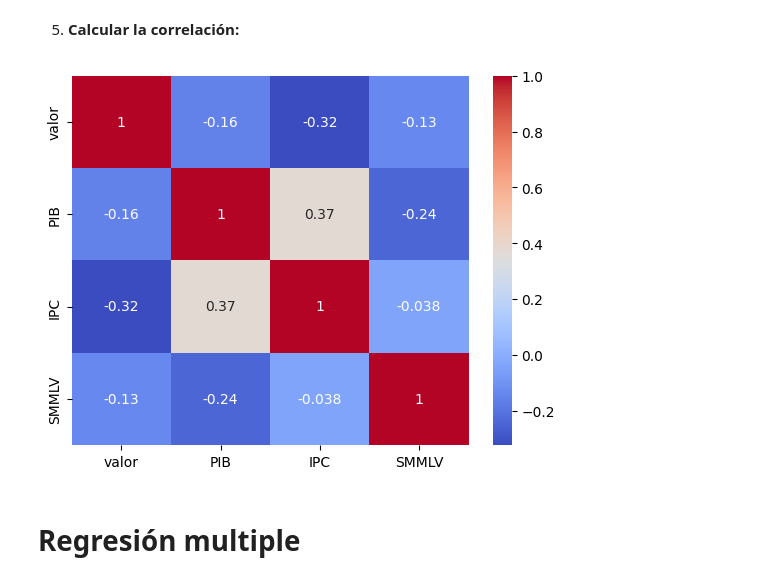
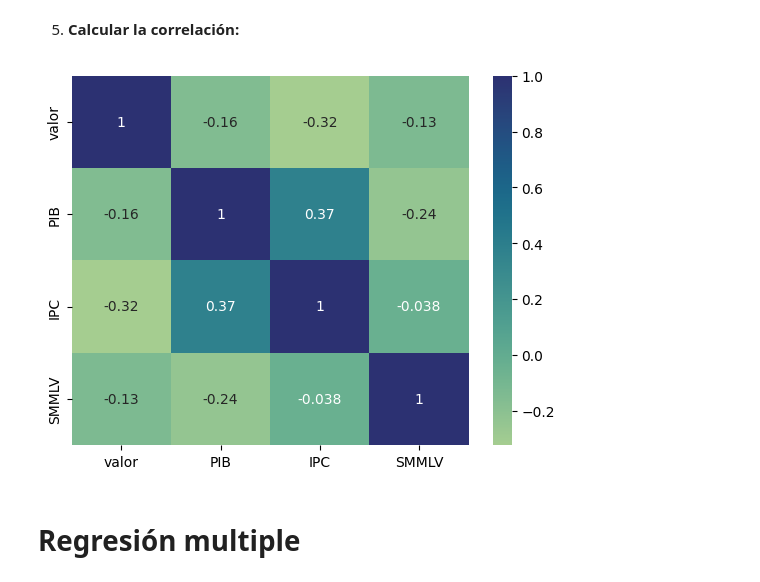
Before and after one commit to LordOnion88/MAD, a Jupyter notebook: Series de Tiempo/Deterioro/Variables macro vs deterioro.ipynb, the cells around one changed output. Drawn from its saved outputs; the diff is of its cells as text; code cells hidden in the pictures.

```diff
--- a/Series de Tiempo/Deterioro/Variables macro vs deterioro.ipynb
+++ b/Series de Tiempo/Deterioro/Variables macro vs deterioro.ipynb
@@ -17,6 +17,10 @@ from prophet.diagnostics import cross_validation, performance_metrics
 
 2. **Cargar los datos desde un archivo Excel:**
 # %%
-df = pd.read_excel('/home/danielcardenas/MAD/MAD/Series de Tiempo/Deterioro/base ajustada.xlsx')
+url = 'https://github.com/LordOnion88/MAD/raw/b6ef82a052a2c790788446e653919e3b029bd778/Series%20de%20Tiempo/Deterioro/base%20ajustada.xlsx'
+
+df = pd.read_excel(url)
 df['Fecha'] = pd.to_datetime(df['Fecha'], format='%d/%m/%y')
 df.set_index('Fecha', inplace=True)
+
+df.info()
@@ -82,10 +98,10 @@ plt.show()
 5. **Calcular la correlación:**
 # %%
 correlation_matrix = df[['valor', 'PIB', 'IPC', 'SMMLV']].corr()
-sns.heatmap(correlation_matrix, annot=True, cmap='coolwarm')
+sns.heatmap(correlation_matrix, annot=True, cmap='crest')
 plt.show()
 # %% [output]
-[figure, old version]
+[figure, new version]
 # %% [markdown]
 # Regresión multiple
 # %% [markdown]
```
Also changed, not shown: parts of 10 cells of this notebook.
